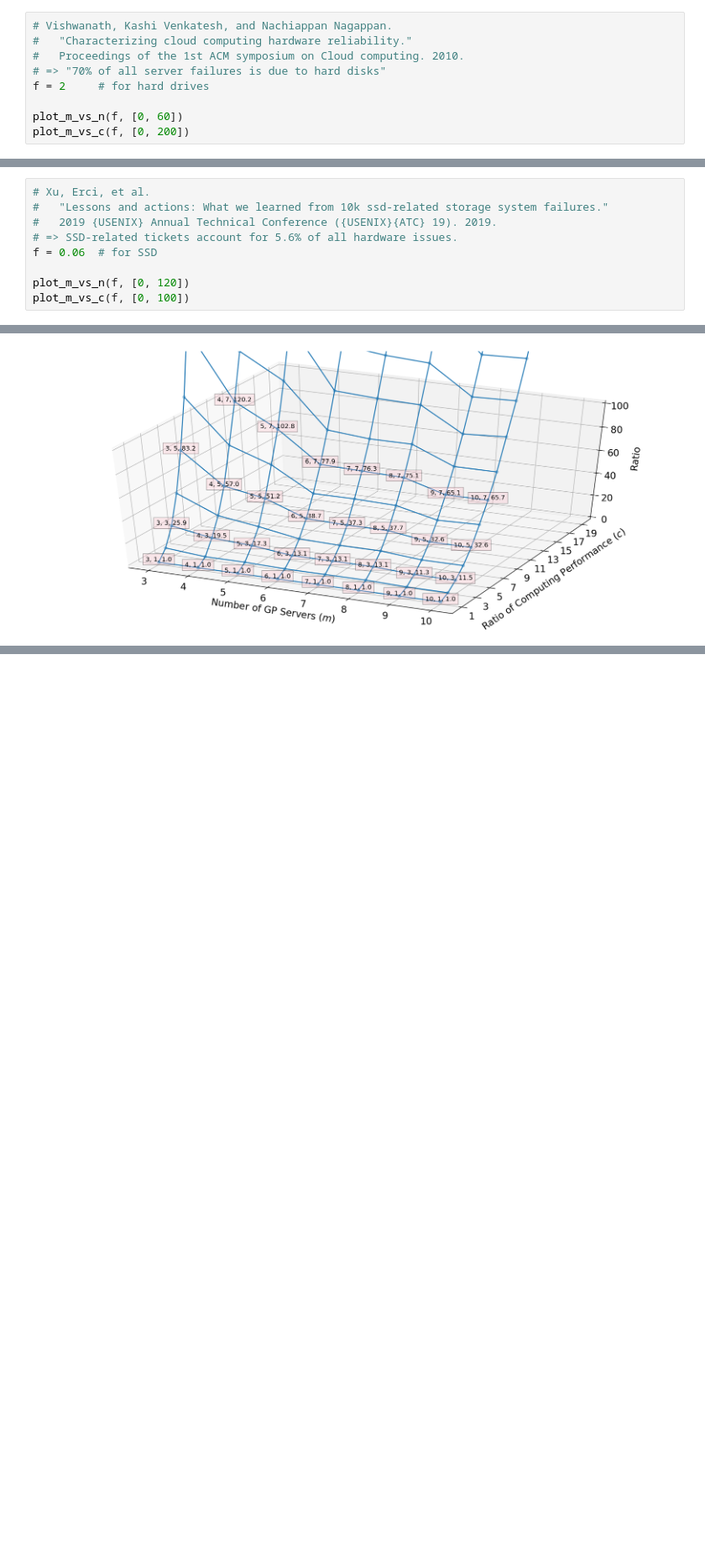
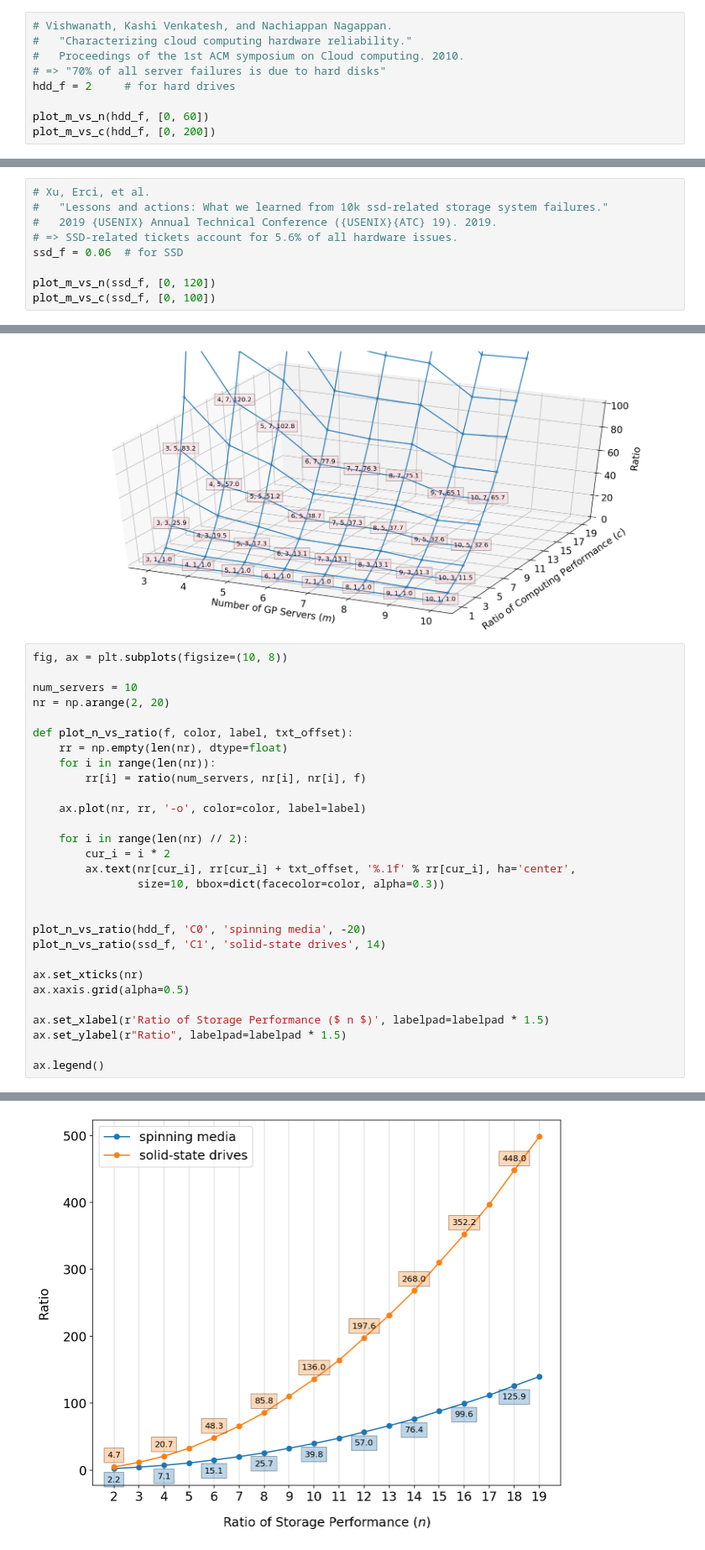
Before and after one commit to ljishen/my-notebooks, a Jupyter notebook: possibility_of_data_loss.ipynb, the cells around one changed output, grey strips where cells are left out. Shown at 84% size. Cells and saved outputs as stored; diff of their text form; blank space fills up the shorter version.

Commit message:
Add graphs to compare results of HDDs and SSDs

```diff
--- a/possibility_of_data_loss.ipynb
+++ b/possibility_of_data_loss.ipynb
@@ -232,10 +232,10 @@ def plot_m_vs_c(f, zlimits):
 #   "Characterizing cloud computing hardware reliability."
 #   Proceedings of the 1st ACM symposium on Cloud computing. 2010.
 # => "70% of all server failures is due to hard disks"
-f = 2     # for hard drives
+hdd_f = 2     # for hard drives
 
-plot_m_vs_n(f, [0, 60])
-plot_m_vs_c(f, [0, 200])
+plot_m_vs_n(hdd_f, [0, 60])
+plot_m_vs_c(hdd_f, [0, 200])
 # %% [output]
 [figure]
 [figure]
@@ -244,10 +244,40 @@ plot_m_vs_c(f, [0, 200])
 #   "Lessons and actions: What we learned from 10k ssd-related storage system failures."
 #   2019 {USENIX} Annual Technical Conference ({USENIX}{ATC} 19). 2019.
 # => SSD-related tickets account for 5.6% of all hardware issues.
-f = 0.06  # for SSD
+ssd_f = 0.06  # for SSD
 
-plot_m_vs_n(f, [0, 120])
-plot_m_vs_c(f, [0, 100])
+plot_m_vs_n(ssd_f, [0, 120])
+plot_m_vs_c(ssd_f, [0, 100])
 # %% [output]
 [figure]
 [figure]
+# %%
+fig, ax = plt.subplots(figsize=(10, 8))
+
+num_servers = 10
+nr = np.arange(2, 20)
+
+def plot_n_vs_ratio(f, color, label, txt_offset):
+    rr = np.empty(len(nr), dtype=float)
+    for i in range(len(nr)):
+        rr[i] = ratio(num_servers, nr[i], nr[i], f)
+
+    ax.plot(nr, rr, '-o', color=color, label=label)
+
+    for i in range(len(nr) // 2):
+        cur_i = i * 2
+        ax.text(nr[cur_i], rr[cur_i] + txt_offset, '%.1f' % rr[cur_i], ha='center',
+                size=10, bbox=dict(facecolor=color, alpha=0.3))
+
+
+plot_n_vs_ratio(hdd_f, 'C0', 'spinning media', -20)
+plot_n_vs_ratio(ssd_f, 'C1', 'solid-state drives', 14)
+
+ax.set_xticks(nr)
+ax.xaxis.grid(alpha=0.5)
+
+ax.set_xlabel(r'Ratio of Storage Performance ($ n $)', labelpad=labelpad * 1.5)
+ax.set_ylabel(r"Ratio", labelpad=labelpad * 1.5)
+
+ax.legend()
+# %% [output]
@@ -253,0 +285 @@ plot_m_vs_c(f, [0, 100])
+[figure, added]
```
Also changed, not shown: parts of 5 cells of this notebook.
